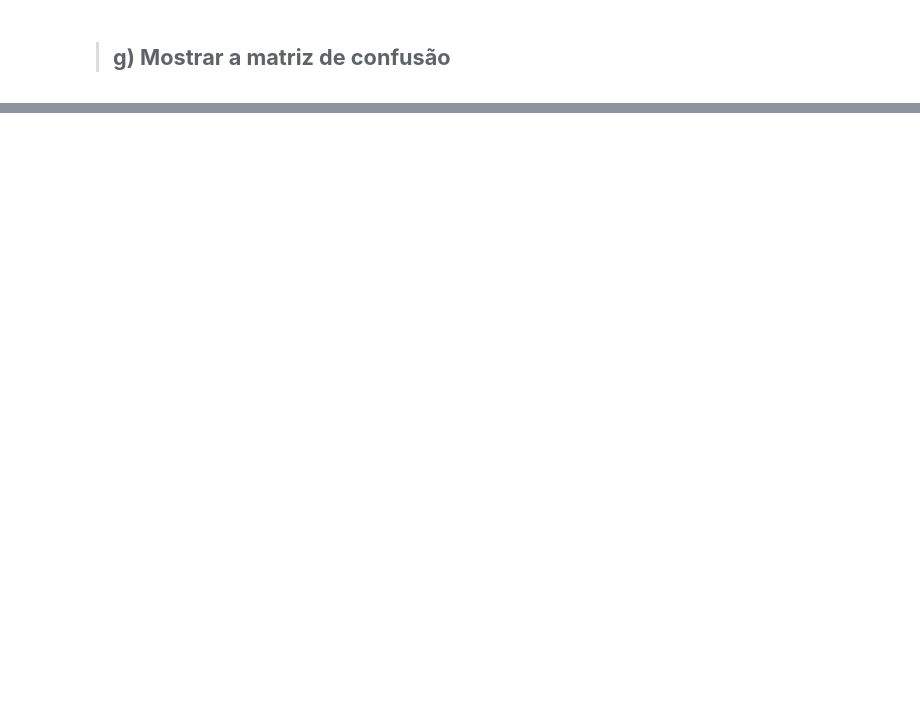
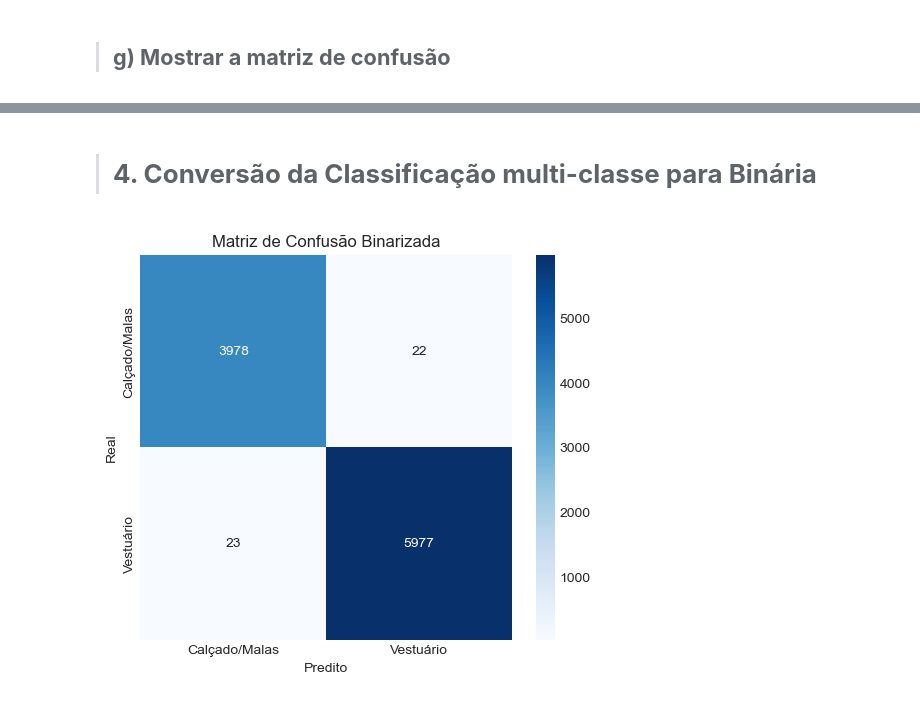
Before and after one commit to Kinpau/APVC_Projeto, a Jupyter notebook: notebooks/D1Parte1-Grupo7.ipynb, the cells around one changed output, grey strips where cells are left out. Drawn from its saved outputs; the diff is of its cells as text; code cells hidden in the pictures; blank space fills up the shorter version.

```diff
--- a/notebooks/D1Parte1-Grupo7.ipynb
+++ b/notebooks/D1Parte1-Grupo7.ipynb
@@ -320,0 +346,26 @@ weighted avg       0.88      0.88      0.88     10000
+# %% [markdown]
+# <a class='anchor' id='4'></a>
+
+> # **4. Conversão da Classificação multi-classe para Binária**
+# %%
+BINARY_MAP = {
+    0: 1, 1: 1, 2: 1, 3: 1, 4: 1, 6: 1,  # Vestuário -> 1
+    5: 0, 7: 0, 8: 0, 9: 0   # Calçado/Malas -> 0
+}
+
+# Aplicar o mapeamento binário aos rótulos verdadeiros e preditos
+y_true_bin = np.vectorize(BINARY_MAP.get)(y_true_classes)
+y_pred_bin = np.vectorize(BINARY_MAP.get)(y_pred_classes)
+
+# Gerar matriz de confusão binarizada
+cm_bin = confusion_matrix(y_true_bin, y_pred_bin)
+
+# Visualizar a matriz de confusão binarizada
+plt.figure(figsize=(10, 7))
+sns.heatmap(cm_bin, annot=True, fmt='d', cmap='Blues', xticklabels=["Calçado/Malas", "Vestuário"], yticklabels=["Calçado/Malas", "Vestuário"])
+plt.xlabel('Predito')
+plt.ylabel('Real')
+plt.title('Matriz de Confusão Binarizada')
+plt.show()
+# %% [output]
+[figure, added]
```
Also changed, not shown: parts of 11 cells of this notebook, 2 other files.
